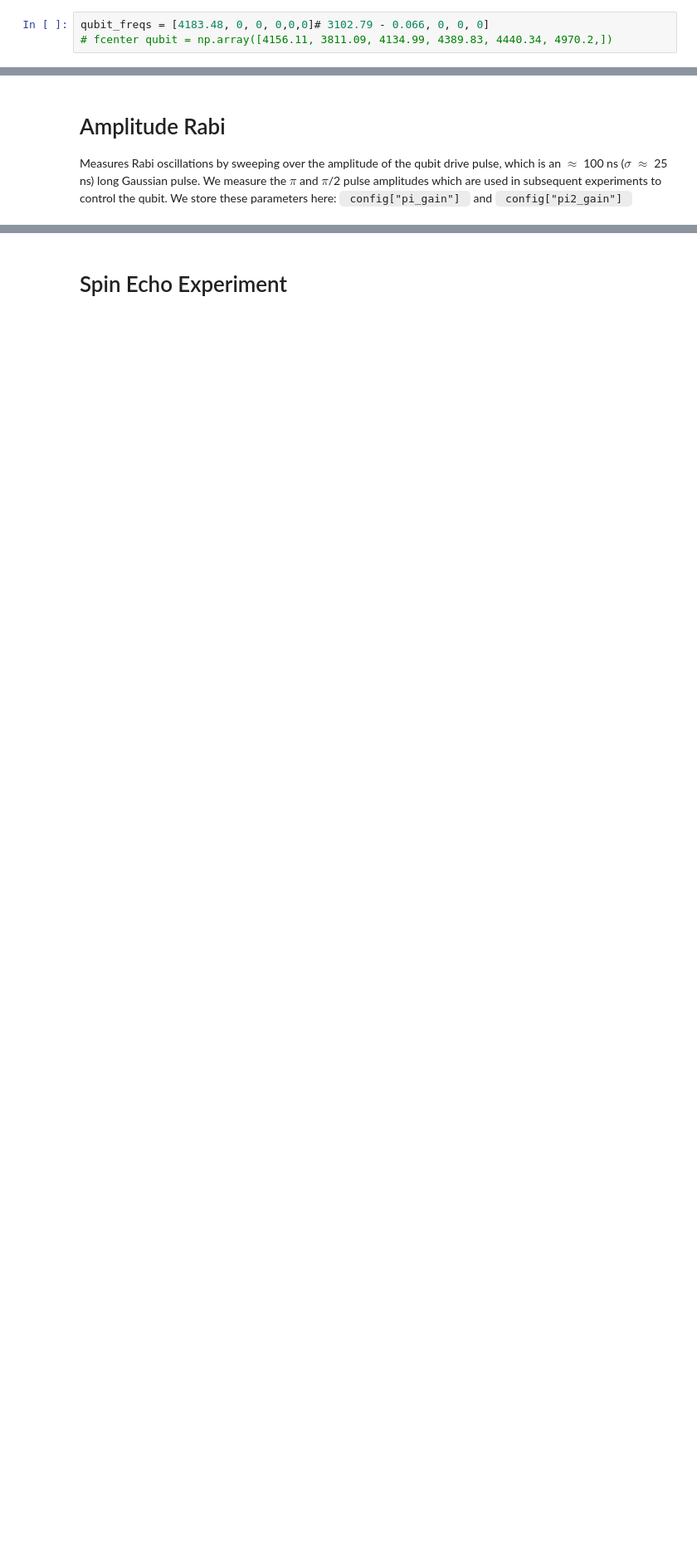
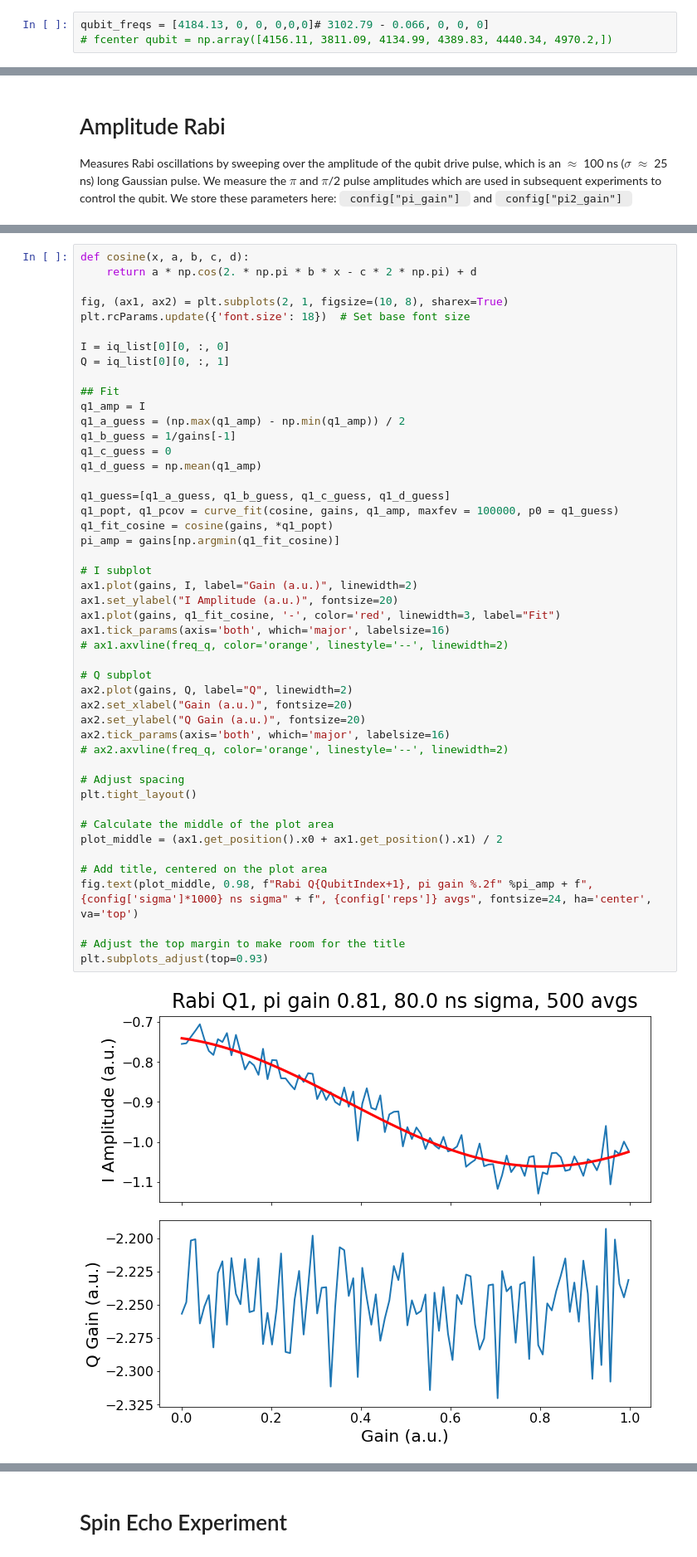
Before and after one commit to sarafs1926/tprocv2_demos, a Jupyter notebook: qick_demos_tprocv2/02_qubit_demos_6transmon_mux.ipynb, the cells around one changed output, grey strips where cells are left out. Shown at 83% size. Saved outputs shown, nothing was run; the diff lists cells and outputs as text; blank space fills up the shorter version.

```diff
--- a/qick_demos_tprocv2/02_qubit_demos_6transmon_mux.ipynb
+++ b/qick_demos_tprocv2/02_qubit_demos_6transmon_mux.ipynb
@@ -399,3 +416,3 @@ plt.subplots_adjust(top=0.93)
 # %%
-qubit_freqs = [4183.48, 0, 0, 0,0,0]# 3102.79 - 0.066, 0, 0, 0]
+qubit_freqs = [4184.13, 0, 0, 0,0,0]# 3102.79 - 0.066, 0, 0, 0]
 # fcenter qubit = np.array([4156.11, 3811.09, 4134.99, 4389.83, 4440.34, 4970.2,])
@@ -778,0 +510,49 @@ qubit_gains = [0.41, 0, 0.27, 0, 0, 0]
+# %%
+def cosine(x, a, b, c, d):
+    return a * np.cos(2. * np.pi * b * x - c * 2 * np.pi) + d
+
+fig, (ax1, ax2) = plt.subplots(2, 1, figsize=(10, 8), sharex=True)
+plt.rcParams.update({'font.size': 18})  # Set base font size
+
+I = iq_list[0][0, :, 0]
+Q = iq_list[0][0, :, 1]
+
+## Fit
+q1_amp = I
+q1_a_guess = (np.max(q1_amp) - np.min(q1_amp)) / 2
+q1_b_guess = 1/gains[-1]
+q1_c_guess = 0
+q1_d_guess = np.mean(q1_amp)
+
+q1_guess=[q1_a_guess, q1_b_guess, q1_c_guess, q1_d_guess]
+q1_popt, q1_pcov = curve_fit(cosine, gains, q1_amp, maxfev = 100000, p0 = q1_guess)
+q1_fit_cosine = cosine(gains, *q1_popt)
+pi_amp = gains[np.argmin(q1_fit_cosine)]
+
+# I subplot
+ax1.plot(gains, I, label="Gain (a.u.)", linewidth=2)
+ax1.set_ylabel("I Amplitude (a.u.)", fontsize=20)
+ax1.plot(gains, q1_fit_cosine, '-', color='red', linewidth=3, label="Fit")
+ax1.tick_params(axis='both', which='major', labelsize=16)
+# ax1.axvline(freq_q, color='orange', linestyle='--', linewidth=2)
+
+# Q subplot
+ax2.plot(gains, Q, label="Q", linewidth=2)
+ax2.set_xlabel("Gain (a.u.)", fontsize=20)
+ax2.set_ylabel("Q Gain (a.u.)", fontsize=20)
+ax2.tick_params(axis='both', which='major', labelsize=16)
+# ax2.axvline(freq_q, color='orange', linestyle='--', linewidth=2)
+
+# Adjust spacing
+plt.tight_layout()
+
+# Calculate the middle of the plot area
+plot_middle = (ax1.get_position().x0 + ax1.get_position().x1) / 2
+
+# Add title, centered on the plot area
+fig.text(plot_middle, 0.98, f"Rabi Q{QubitIndex+1}, pi gain %.2f" %pi_amp + f", {config['sigma']*1000} ns sigma" + f", {config['reps']} avgs", fontsize=24, ha='center', va='top')
+
+# Adjust the top margin to make room for the title
+plt.subplots_adjust(top=0.93)
+# %% [output]
+[figure, added]
```
Also changed, not shown: parts of 65 cells of this notebook.
